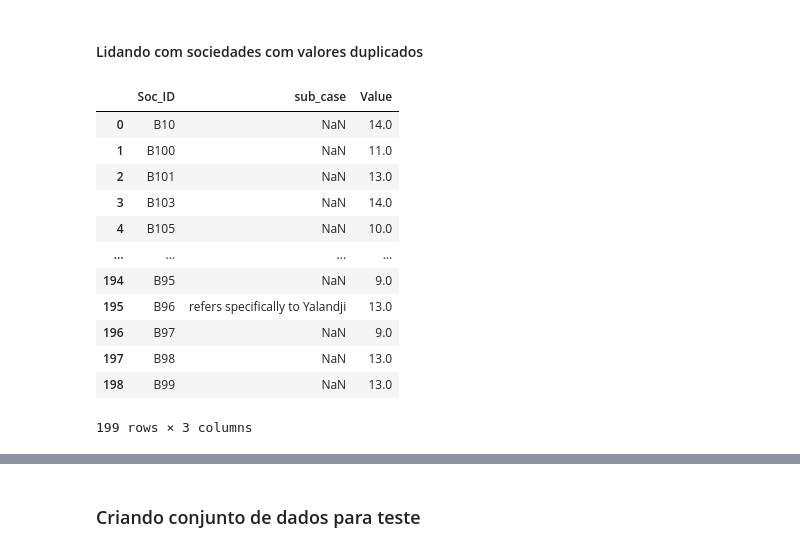
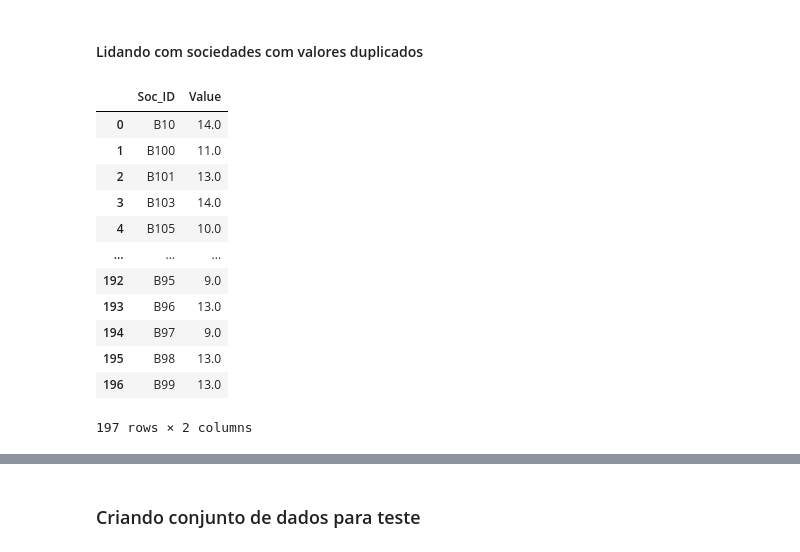
Before and after one commit to gabriel-nbr/MCI, a Jupyter notebook: Trabalho1.ipynb, the cells around one changed output, grey strips where cells are left out. Saved outputs shown, nothing was run; the diff lists cells and outputs as text; code cells hidden in the pictures.

```diff
--- a/Trabalho1.ipynb
+++ b/Trabalho1.ipynb
@@ -108,22 +108,22 @@ Comment: Note, for this society, Binford provided three estimates, the first ref
 #### Lidando com sociedades com valores duplicados
 # %%
 df_B021["Value"] = pd.to_numeric(df_B021["Value"])
-df_B021_corrigido = df_B021.groupby(["Soc_ID", "sub_case"], dropna=False, as_index=False)["Value"].mean()
+df_B021_corrigido = df_B021.groupby(["Soc_ID"], dropna=False, as_index=False)["Value"].mean()
 df_B021_corrigido
 # %% [output]
-|  | Soc_ID | sub_case | Value |
-| 0 | B10 | NaN | 14.0 |
-| 1 | B100 | NaN | 11.0 |
-| 2 | B101 | NaN | 13.0 |
-| 3 | B103 | NaN | 14.0 |
-| 4 | B105 | NaN | 10.0 |
-| ... | ... | ... | ... |
-| 194 | B95 | NaN | 9.0 |
-| 195 | B96 | refers specifically to Yalandji | 13.0 |
-| 196 | B97 | NaN | 9.0 |
-| 197 | B98 | NaN | 13.0 |
-| 198 | B99 | NaN | 13.0 |
+|  | Soc_ID | Value |
+| 0 | B10 | 14.0 |
+| 1 | B100 | 11.0 |
+| 2 | B101 | 13.0 |
+| 3 | B103 | 14.0 |
+| 4 | B105 | 10.0 |
+| ... | ... | ... |
+| 192 | B95 | 9.0 |
+| 193 | B96 | 13.0 |
+| 194 | B97 | 9.0 |
+| 195 | B98 | 13.0 |
+| 196 | B99 | 13.0 |
-199 rows × 3 columns
+197 rows × 2 columns
 # %%
 print(f"Valores duplicados B021: {df_B021_corrigido["Soc_ID"].duplicated().sum()}")
 # %% [output]
```
Also changed, not shown: parts of 21 cells of this notebook, 1 other file.
